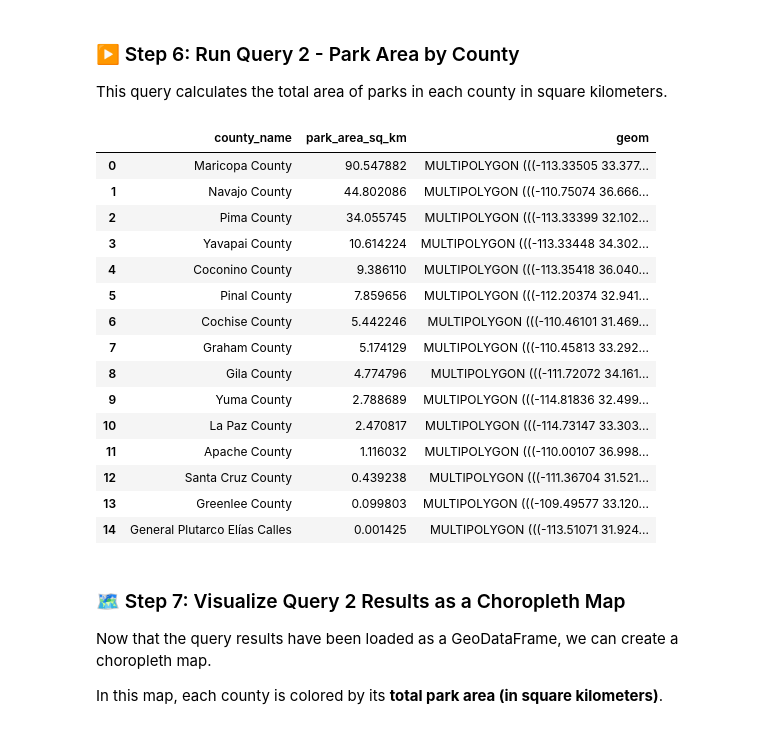
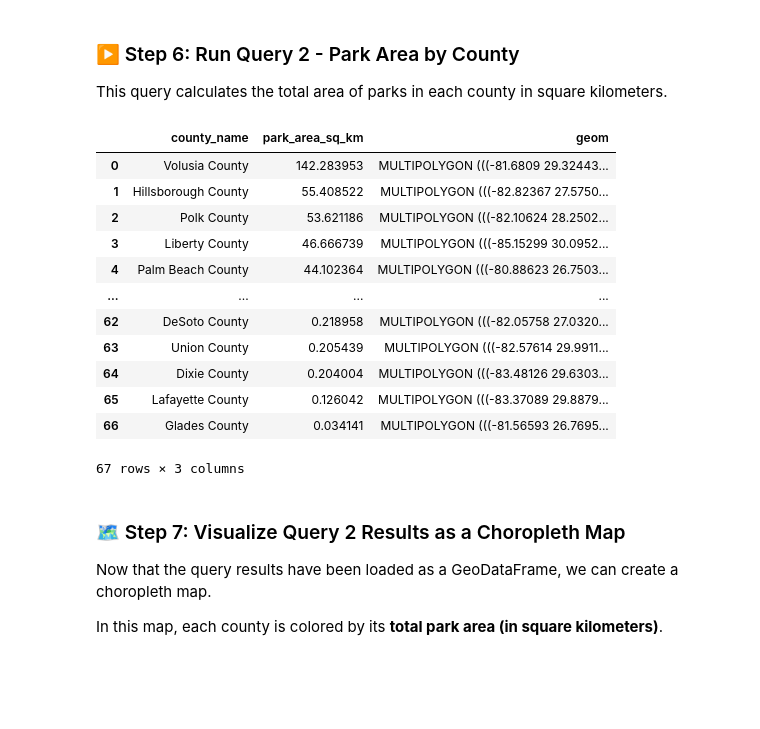
Before and after one commit to tgilbert14/gist604b-osm-postgis-fa26, a Jupyter notebook: notebooks/osm_postgis_queries_Florida.ipynb, the cells around one changed output. Saved outputs shown, nothing was run; the diff lists cells and outputs as text; code cells hidden in the pictures; blank space fills up the shorter version.

```diff
--- a/notebooks/osm_postgis_queries_Florida.ipynb
+++ b/notebooks/osm_postgis_queries_Florida.ipynb
@@ -132,7 +135,7 @@ This query extracts restaurant point locations for spatial distribution analysis
 
 The SQL query is stored in a separate `.sql` file. In this step, we read the query into Python, send it to the PostGIS database, and load the result as a GeoDataFrame.
 # %%
-query_1_file = Path("../sql/arizona/01_osm_restaurant_distribution.sql")
+query_1_file = Path("../sql/florida/01_osm_restaurant_distribution.sql")
 
 # Read SQL query from file
 query_1_sql = query_1_file.read_text(encoding="utf-8")
@@ -196,36 +199,33 @@ plt.show()
 
 This query calculates the total area of parks in each county in square kilometers.
 # %%
-query_2_file = Path("../sql/arizona/02_osm_park_area_by_county.sql")
+query_2_file = Path("../sql/florida/02_osm_park_area_by_county.sql")
 
 # Read SQL query from file
 query_2_sql = query_2_file.read_text(encoding="utf-8")
 
 # Execute query and load result as a GeoDataFrame
 try:
     query_2_results = gpd.read_postgis(query_2_sql, engine, geom_col="geom")
     # Display results
     display(query_2_results)
 except Exception as e:
     print("❌ Query failed:")
     print(e)
 # %% [output]
 |  | county_name | park_area_sq_km | geom |
-| 0 | Maricopa County | 90.547882 | MULTIPOLYGON (((-113.33505 33.377... |
-| 1 | Navajo County | 44.802086 | MULTIPOLYGON (((-110.75074 36.666... |
-| 2 | Pima County | 34.055745 | MULTIPOLYGON (((-113.33399 32.102... |
-| 3 | Yavapai County | 10.614224 | MULTIPOLYGON (((-113.33448 34.302... |
-| 4 | Coconino County | 9.386110 | MULTIPOLYGON (((-113.35418 36.040... |
-| 5 | Pinal County | 7.859656 | MULTIPOLYGON (((-112.20374 32.941... |
-| 6 | Cochise County | 5.442246 | MULTIPOLYGON (((-110.46101 31.469... |
-| 7 | Graham County | 5.174129 | MULTIPOLYGON (((-110.45813 33.292... |
-| 8 | Gila County | 4.774796 | MULTIPOLYGON (((-111.72072 34.161... |
-| 9 | Yuma County | 2.788689 | MULTIPOLYGON (((-114.81836 32.499... |
-| 10 | La Paz County | 2.470817 | MULTIPOLYGON (((-114.73147 33.303... |
-| 11 | Apache County | 1.116032 | MULTIPOLYGON (((-110.00107 36.998... |
-| 12 | Santa Cruz County | 0.439238 | MULTIPOLYGON (((-111.36704 31.521... |
-| 13 | Greenlee County | 0.099803 | MULTIPOLYGON (((-109.49577 33.120... |
-| 14 | General Plutarco Elías Calles | 0.001425 | MULTIPOLYGON (((-113.51071 31.924... |
+| 0 | Volusia County | 142.283953 | MULTIPOLYGON (((-81.6809 29.32443... |
+| 1 | Hillsborough County | 55.408522 | MULTIPOLYGON (((-82.82367 27.5750... |
+| 2 | Polk County | 53.621186 | MULTIPOLYGON (((-82.10624 28.2502... |
+| 3 | Liberty County | 46.666739 | MULTIPOLYGON (((-85.15299 30.0952... |
+| 4 | Palm Beach County | 44.102364 | MULTIPOLYGON (((-80.88623 26.7503... |
+| ... | ... | ... | ... |
+| 62 | DeSoto County | 0.218958 | MULTIPOLYGON (((-82.05758 27.0320... |
+| 63 | Union County | 0.205439 | MULTIPOLYGON (((-82.57614 29.9911... |
+| 64 | Dixie County | 0.204004 | MULTIPOLYGON (((-83.48126 29.6303... |
+| 65 | Lafayette County | 0.126042 | MULTIPOLYGON (((-83.37089 29.8879... |
+| 66 | Glades County | 0.034141 | MULTIPOLYGON (((-81.56593 26.7695... |
+67 rows × 3 columns
 # %% [markdown]
 ### 🗺️ Step 7: Visualize Query 2 Results as a Choropleth Map
 
```
Also changed, not shown: parts of 3 cells of this notebook, 4 other files.
